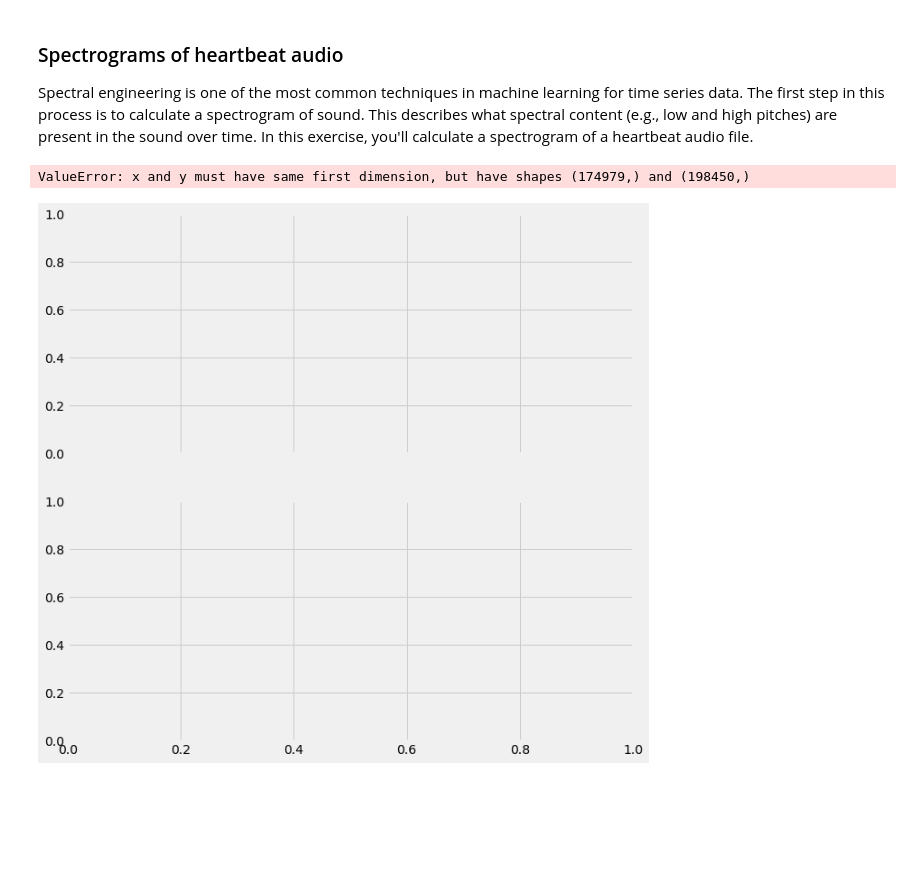
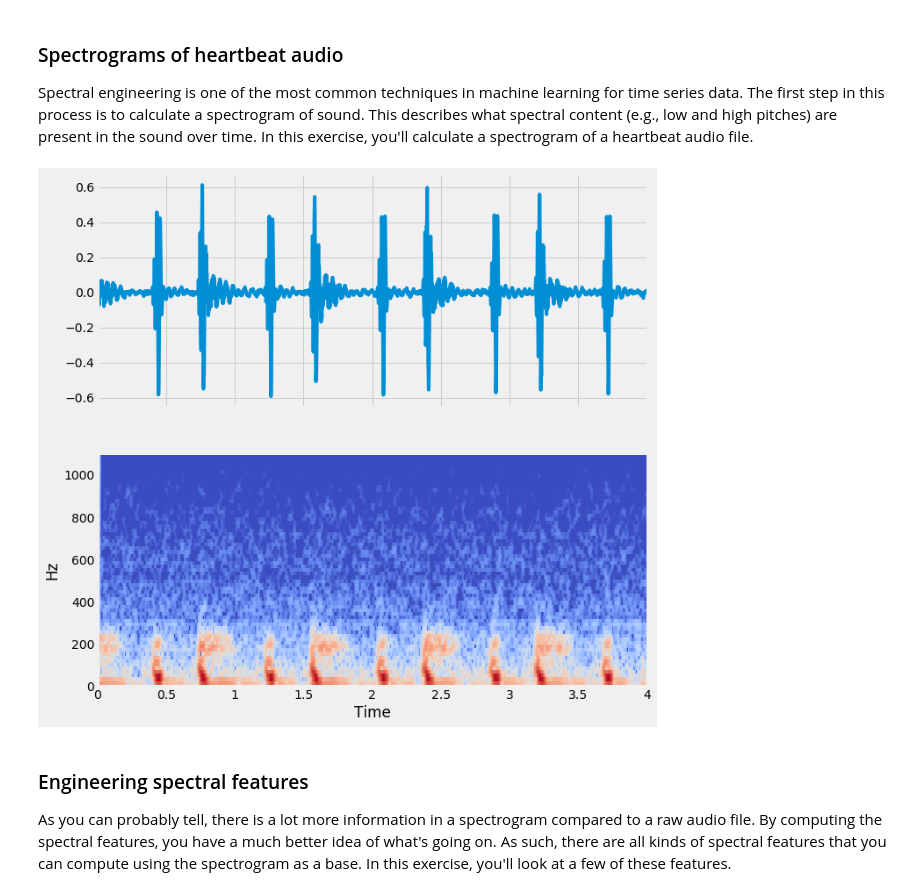
Before and after one commit to goodboychan/datacamp_repo, a Jupyter notebook: Machine-Learning-for-Time-Series-Data-in-Python/Time-Series-as-Inputs-to-a-Model.ipynb, the cells around one changed output. Saved outputs shown, nothing was run; the diff lists cells and outputs as text; code cells hidden in the pictures; blank space fills up the shorter version.

```diff
--- a/Machine-Learning-for-Time-Series-Data-in-Python/Time-Series-as-Inputs-to-a-Model.ipynb
+++ b/Machine-Learning-for-Time-Series-Data-in-Python/Time-Series-as-Inputs-to-a-Model.ipynb
@@ -221,18 +221,27 @@ audio, sfreq = lr.load('./dataset/files/normal__201101151127.wav')
 from librosa.core import stft, amplitude_to_db
 
 # Prepare the STFT
-HOP_LENGTH = 2**4
-spec = stft(audio, hop_length=HOP_LENGTH, n_fft=2**7)
+# HOP_LENGTH = 2**4
+# spec = stft(audio, hop_length=HOP_LENGTH, n_fft=2**7)
+
+# For the test
+spec = pd.read_csv('./dataset/spec.csv', index_col=0)
+spec = spec.applymap(complex)
+time = np.array(normal.index)
+audio = pd.read_csv('./dataset/audio.csv', index_col=0).to_numpy().squeeze()
+sfreq = 2205
 # %%
 from librosa.display import specshow
 
 # Convert into decibels
 spec_db = amplitude_to_db(spec)
 
 # Compare the raw audio to the spectrogram of the audio
 fig, axs = plt.subplots(2, 1, figsize=(10, 10), sharex=True)
-axs[0].plot(time[:(len(audio)+1)], audio)
+axs[0].plot(time,audio)
 specshow(spec_db, sr=sfreq, x_axis='time', y_axis='hz', hop_length=HOP_LENGTH);
 # %% [output]
-ValueError: x and y must have same first dimension, but have shapes (174979,) and (198450,)
-[figure, old version]
+[figure, new version]
+# %% [markdown]
+### Engineering spectral features
+As you can probably tell, there is a lot more information in a spectrogram compared to a raw audio file. By computing the spectral features, you have a much better idea of what's going on. As such, there are all kinds of spectral features that you can compute using the spectrogram as a base. In this exercise, you'll look at a few of these features.
```
Also changed, not shown: parts of 5 cells of this notebook, 3 other files.
